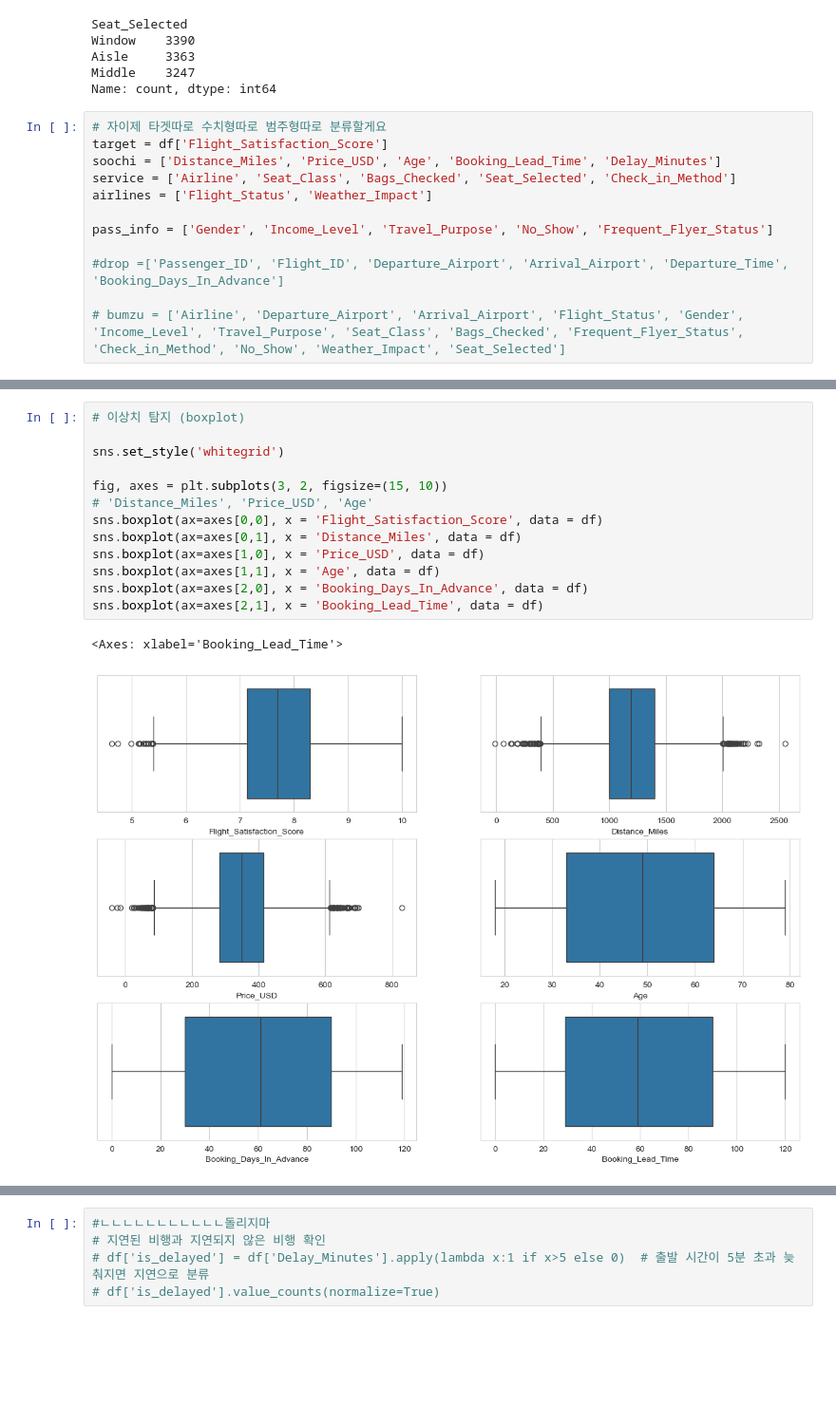
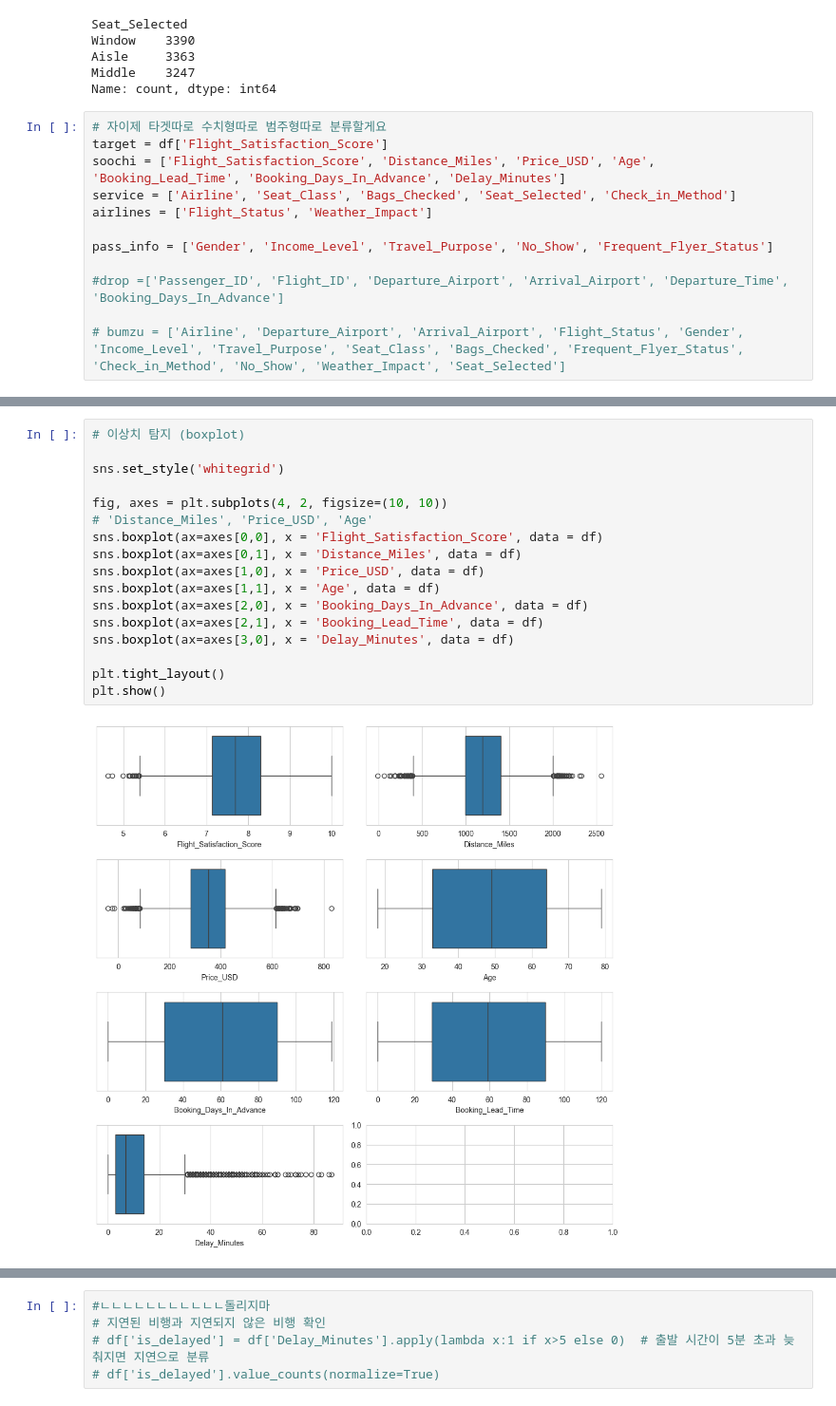
Before and after one commit to skn-ai14-250409/SKN14-EDA-6Team, a Jupyter notebook: KongJihwan/test0515.ipynb, the cells around one changed output, grey strips where cells are left out. Shown at 95% size. Drawn from its saved outputs; the diff is of its cells as text; blank space fills up the shorter version.

```diff
--- a/KongJihwan/test0515.ipynb
+++ b/KongJihwan/test0515.ipynb
@@ -215,7 +215,7 @@ Name: count, dtype: int64
 # %%
 # 자이제 타겟따로 수치형따로 범주형따로 분류할게요
 target = df['Flight_Satisfaction_Score']
-soochi = ['Distance_Miles', 'Price_USD', 'Age', 'Booking_Lead_Time', 'Delay_Minutes']
+soochi = ['Flight_Satisfaction_Score', 'Distance_Miles', 'Price_USD', 'Age', 'Booking_Lead_Time', 'Booking_Days_In_Advance', 'Delay_Minutes']
 service = ['Airline', 'Seat_Class', 'Bags_Checked', 'Seat_Selected', 'Check_in_Method']
 airlines = ['Flight_Status', 'Weather_Impact']
 
@@ -249,19 +249,22 @@ dtype: int64
 # %%
 # 이상치 탐지 (boxplot)
 
 sns.set_style('whitegrid')
 
-fig, axes = plt.subplots(3, 2, figsize=(15, 10))
+fig, axes = plt.subplots(4, 2, figsize=(10, 10))
 # 'Distance_Miles', 'Price_USD', 'Age'
 sns.boxplot(ax=axes[0,0], x = 'Flight_Satisfaction_Score', data = df)
 sns.boxplot(ax=axes[0,1], x = 'Distance_Miles', data = df)
 sns.boxplot(ax=axes[1,0], x = 'Price_USD', data = df)
 sns.boxplot(ax=axes[1,1], x = 'Age', data = df)
 sns.boxplot(ax=axes[2,0], x = 'Booking_Days_In_Advance', data = df)
 sns.boxplot(ax=axes[2,1], x = 'Booking_Lead_Time', data = df)
+sns.boxplot(ax=axes[3,0], x = 'Delay_Minutes', data = df)
+
+plt.tight_layout()
+plt.show()
 # %% [output]
-<Axes: xlabel='Booking_Lead_Time'>
-[figure, old version]
+[figure, new version]
 # %%
 # 수치형 변수들의 왜도/첨도 확인
 print('----왜도----', df[soochi].skew(), sep='\n\n')
```
Also changed, not shown: parts of 4 cells of this notebook, 14 other files.
